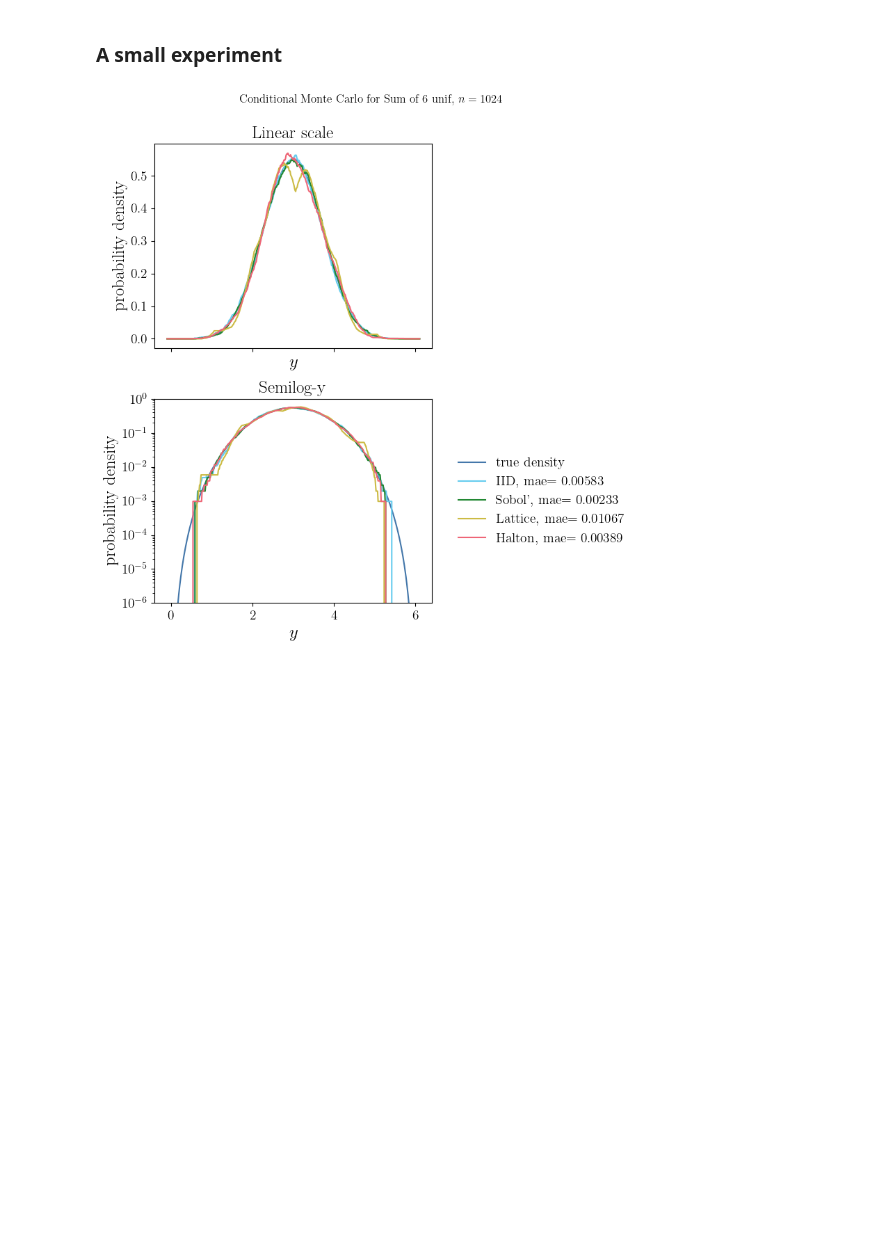
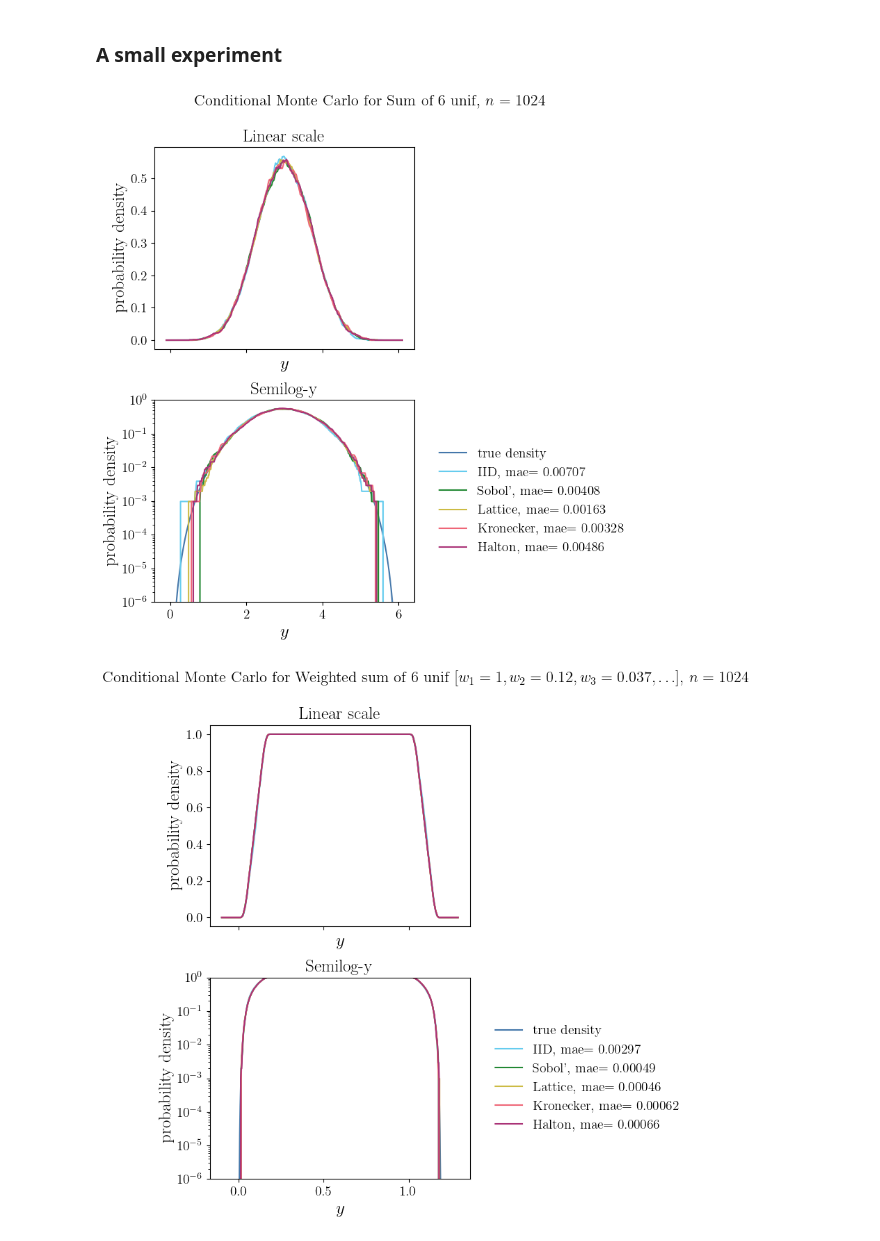
Before and after one commit to QMCSoftware/MATH565Fall2025, a Jupyter notebook: notebooks/ConditionalMonteCarlo.ipynb, the cells around one changed output. Saved outputs shown, nothing was run; the diff lists cells and outputs as text; code cells hidden in the pictures; blank space fills up the shorter version.

```diff
--- a/notebooks/ConditionalMonteCarlo.ipynb
+++ b/notebooks/ConditionalMonteCarlo.ipynb
@@ -72,7 +73,7 @@ samplers = {
     "iid":    {"gen": lambda d, n: qp.IIDStdUniform(d).gen_samples(n), "label": "IID"},
     "sobol":  {"gen": lambda d, n: qp.Sobol(d).gen_samples(n),         "label": "Sobol'"},
     "lattice":{"gen": lambda d, n: qp.Lattice(d).gen_samples(n),       "label": "Lattice"},
-    "lattice":{"gen": lambda d, n: qp.Kronecker(d).gen_samples(n),     "label": "Kronecker"},
+    "Kronecker":{"gen": lambda d, n: qp.Kronecker(d).gen_samples(n),   "label": "Kronecker"},
     "halton": {"gen": lambda d, n: qp.Halton(d).gen_samples(n),        "label": "Halton"}
 }
 # %% [markdown]
@@ -231,48 +236,50 @@ def error_rho(rhoexact,rhoapp,kind_of_err = ["rmse"]):  #Compute different error
 # %%
 n = 2**10  #number of samples
 d = 6   #dimension
 sampler_list = ["iid", "sobol"]
 nplot = 500 #number of points to plot the density at
 wh_err = "mae"
-coord_wts = np.ones(d)
-#coord_wts = np.array(range(1,d+1))**-1.  later
-#coord_wts = np.array(range(d,0,-1))**-1.
-#print(coord_wts)
-dens_kwargs = {"d" : d, "coord_wts" : coord_wts}
+coord_wts_list = [
+    np.ones(d),                          # equal weights
+    np.arange(1, d+1)**-3.,               # your example
+    np.arange(d, 0, -1)**-3.,             # another example
+]
+ex_density = sum_d_unif_case(False)
 
-ex_density = sum_d_unif_case(False)
-plt_domain = ex_density["y_plt_domain"](**dens_kwargs)
-the_y_domain = ex_density["y_domain"](**dens_kwargs)
-yplot = np.linspace(plt_domain[0],plt_domain[1],nplot)
-rhoexact = ex_density["density"](yplot,**dens_kwargs)
-ax.plot(yplot, rhoexact, label = "true density")
-f = ex_density["f"]
-fig, axes = plt.subplots(2,1, figsize=(8,8), sharex=True)
+for coord_wts in coord_wts_list:
+    dens_kwargs = {"d" : d, "coord_wts" : coord_wts}
+    plt_domain = ex_density["y_plt_domain"](**dens_kwargs)
+    the_y_domain = ex_density["y_domain"](**dens_kwargs)
+    yplot = np.linspace(plt_domain[0],plt_domain[1],nplot)
+    rhoexact = ex_density["density"](yplot,**dens_kwargs)
+    f = ex_density["f"]
+    fig, axes = plt.subplots(2,1, figsize=(8,8), sharex=True)
 
-for j, ax in enumerate(axes):
-    ax.plot(yplot, rhoexact, label="true density")
-    for key in samplers:
-        x = samplers[key]["gen"](d, n)
-        rhoapp_cmc = cmc(ex_density["gprime"], x, yplot, **dens_kwargs)
-        err_cmc = error_rho(rhoexact, rhoapp_cmc, kind_of_err=[wh_err])
-        ax.plot(yplot, rhoapp_cmc,
-                label=f'{samplers[key]["label"]}, {wh_err}$={err_cmc[wh_err]:.5f}$')
+    for j, ax in enumerate(axes):
+        ax.plot(yplot, rhoexact, label="true density")
+        for key in samplers:
+            x = samplers[key]["gen"](d, n)
+            rhoapp_cmc = cmc(ex_density["gprime"], x, yplot, **dens_kwargs)
+            err_cmc = error_rho(rhoexact, rhoapp_cmc, kind_of_err=[wh_err])
+            ax.plot(yplot, rhoapp_cmc,
+                    label=f'{samplers[key]["label"]}, {wh_err}$={err_cmc[wh_err]:.5f}$')
 
-    ax.set_xlabel("$y$")
-    ax.set_ylabel("probability density")
-    if j == 1:
-        ax.set_yscale("log")
-        ax.set_title("Semilog-y")
-        ax.set_ylim(1e-6,1)
-    else:
-        ax.set_title("Linear scale")
+        ax.set_xlabel("$y$")
+        ax.set_ylabel("probability density")
+        if j == 1:
+            ax.set_yscale("log")
+            ax.set_title("Semilog-y")
+            ax.set_ylim(1e-6,1)
+        else:
+            ax.set_title("Linear scale")
 
-axes[1].legend(loc="center left", bbox_to_anchor=(1.05, 0.5), frameon=False)
-fig.suptitle(
-    f'Conditional Monte Carlo for {ex_density["name"](**dens_kwargs)}, $n={n}$',
-    fontsize=12,
-    y=1  # raise it a bit above the subplots
-)
-fig.tight_layout()
+    axes[1].legend(loc="center left", bbox_to_anchor=(1.05, 0.5), frameon=False)
+    fig.suptitle(
+        f'Conditional Monte Carlo for {ex_density["name"](**dens_kwargs)}, $n={n}$',
+        fontsize=16,
+        y=1  # raise it a bit above the subplots
+    )
+    fig.tight_layout()
 # %% [output]
-[figure, old version]
+[figure, new version]
+[figure, added]
```
Also changed, not shown: parts of 6 cells of this notebook.
